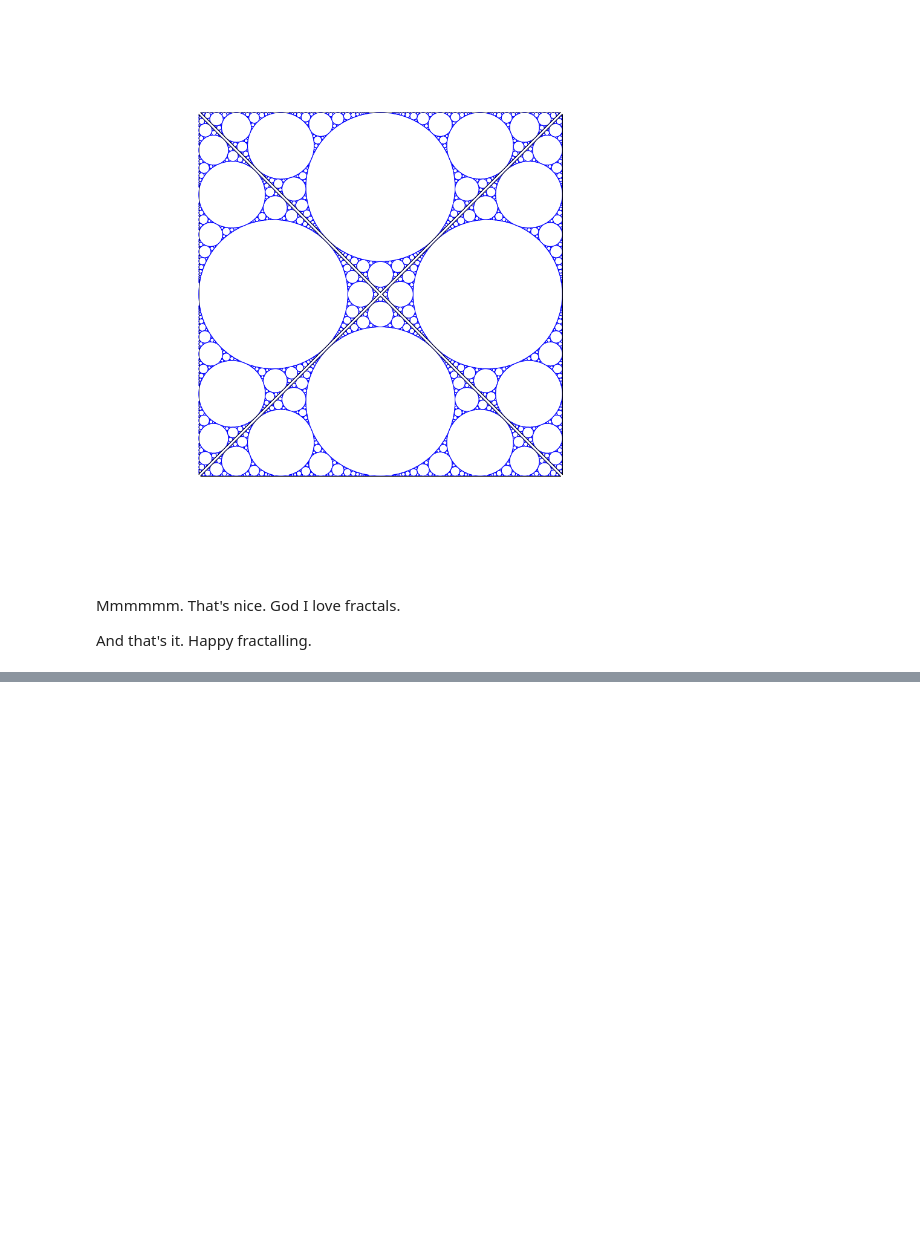
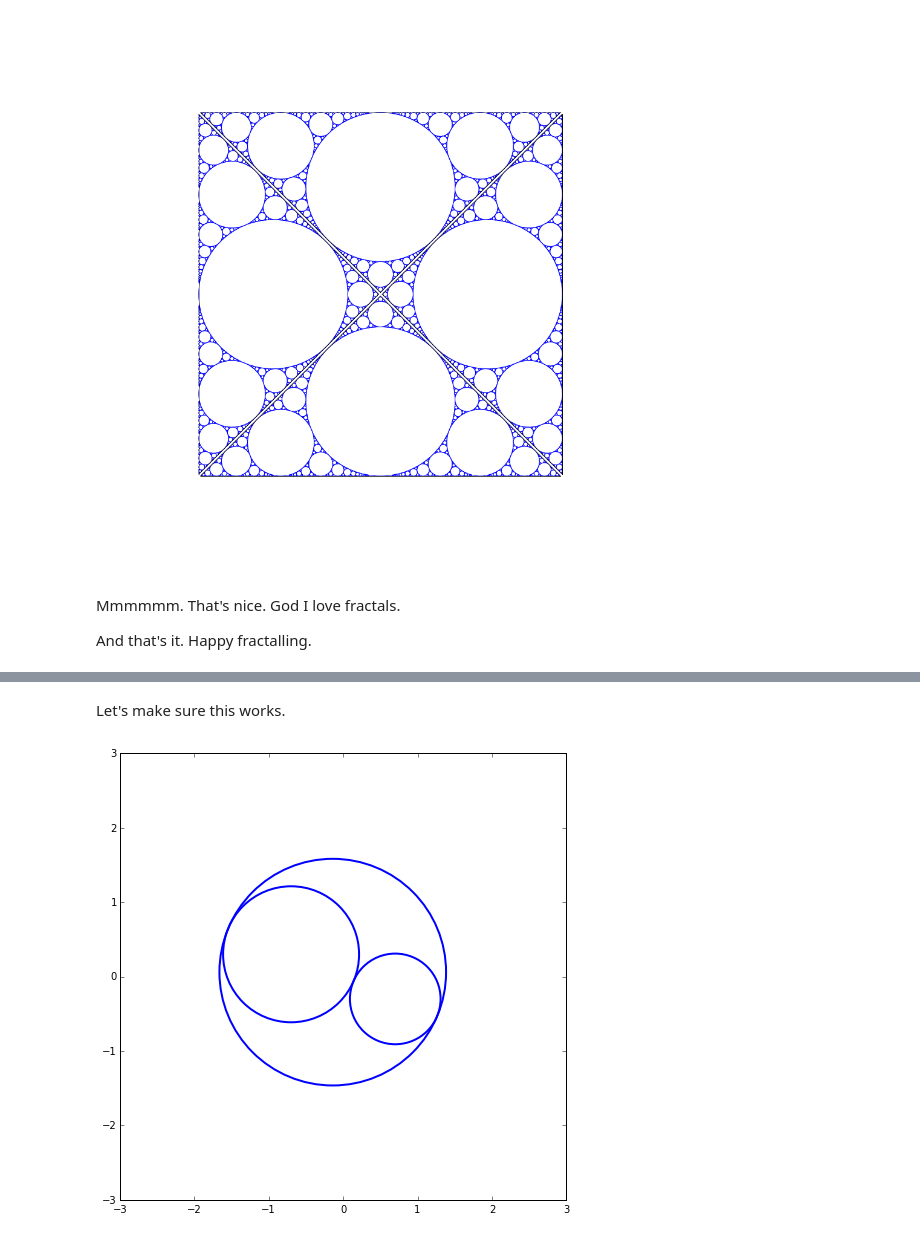
Before and after one commit to drpeteb/fractal-circles, a Jupyter notebook: Fractal-Circles.ipynb, the cells around one changed output, grey strips where cells are left out. Drawn from its saved outputs; the diff is of its cells as text; code cells hidden in the pictures; blank space fills up the shorter version.

```diff
--- a/Fractal-Circles.ipynb
+++ b/Fractal-Circles.ipynb
@@ -843,0 +905,24 @@ And that's it. Happy fractalling.
+# %% [markdown]
+Let's make sure this works.
+# %%
+# Specicy the set up
+centre1 = (-0.7,0.3)
+centre2 = (0.7,-0.3)
+radius_ratio = 0.6
+
+# Parse it
+circle_list = convert_circles(centre1, centre2, radius_ratio)
+
+# Plot it all
+fig = plt.figure(figsize=(8,8))
+ax = fig.add_subplot(1,1,1)
+ax.set_xlim((-3,3))
+ax.set_ylim((-3,3))
+
+draw_circle(ax, circle_list[0])
+draw_circle(ax, circle_list[1])
+draw_circle(ax, circle_list[2])
+
+plt.show()
+# %% [output]
+[figure, added]
```
Also changed, not shown: parts of 26 cells of this notebook.
